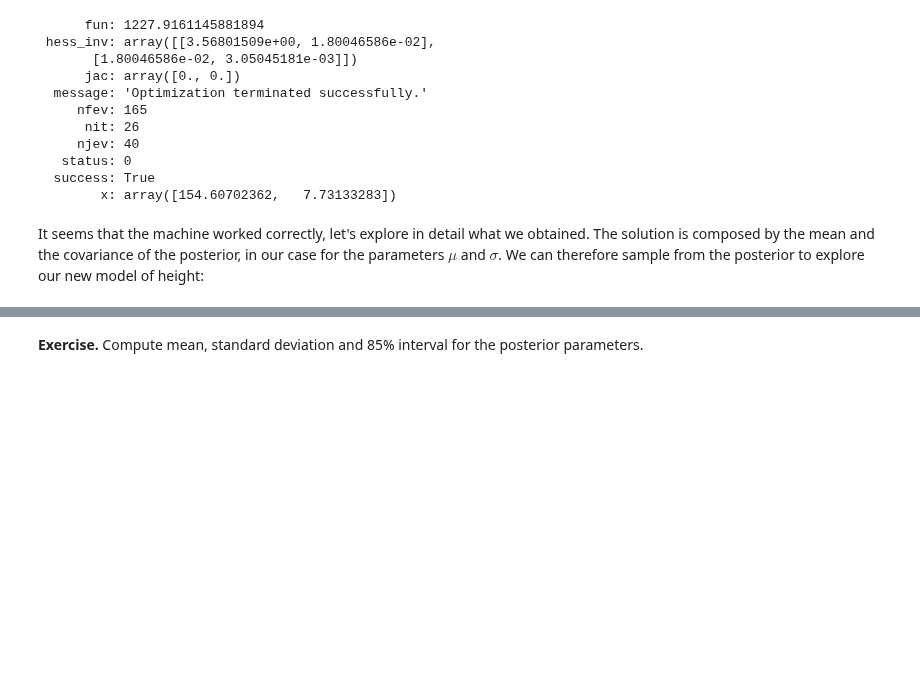
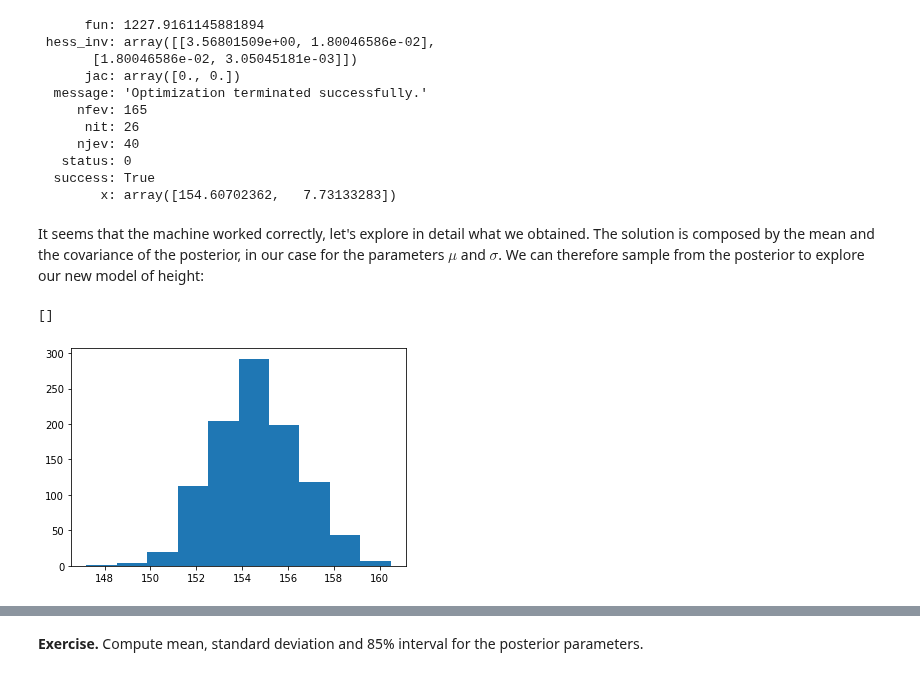
Before and after one commit to marcolorenzi/marcolorenzi.github.io, a Jupyter notebook: material/Bayes/Lesson4.ipynb, the cells around one changed output, grey strips where cells are left out. Saved outputs shown, nothing was run; the diff lists cells and outputs as text; code cells hidden in the pictures; blank space fills up the shorter version.

```diff
--- a/material/Bayes/Lesson4.ipynb
+++ b/material/Bayes/Lesson4.ipynb
@@ -227,7 +255,13 @@ It seems that the machine worked correctly, let's explore in detail what we obta
 The solution is composed by the mean and the covariance of the posterior, in our case for the parameters $\mu$ and $\sigma$.
 We can therefore sample from the posterior to explore our new model of height:
 # %%
-solution_mean = solution[0]
-solution_sigma = solution[1]
+posterior_mean = solution[0]
+posterior_covariance = solution[1]
 
-posterior_samples = multivariate_normal.rvs(solution_mean, solution_sigma, size = 1000)
+posterior_samples = multivariate_normal.rvs(posterior_mean, posterior_covariance, size = 1000)
+# %%
+plt.hist(np.array([posterior_samples[i][0] for i in range(1000)]))
+plt.plot()
+# %% [output]
+[]
+[figure, added]
```
Also changed, not shown: parts of 31 cells of this notebook, 2 other files.
